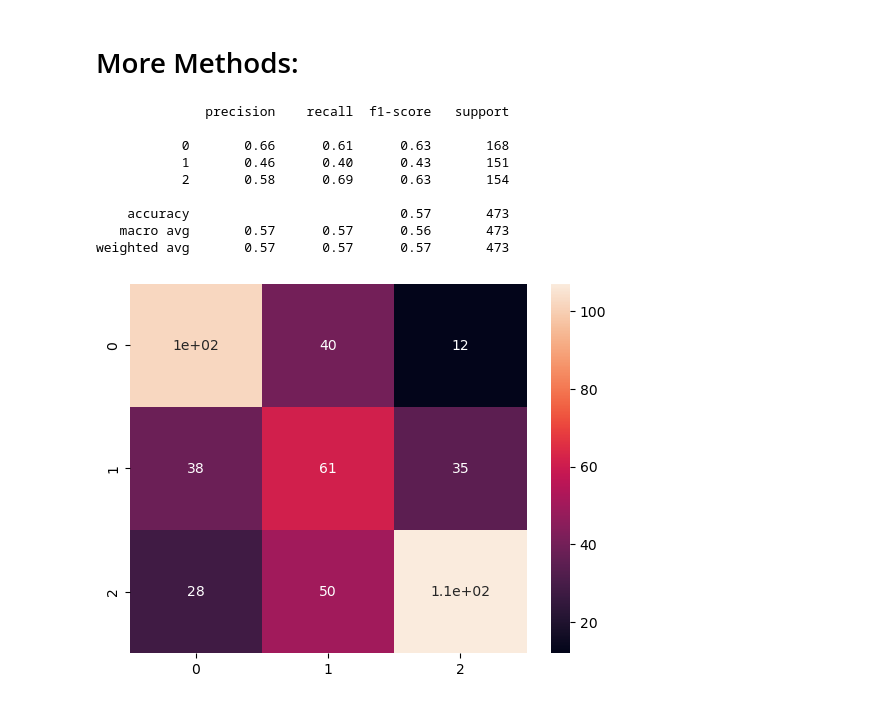
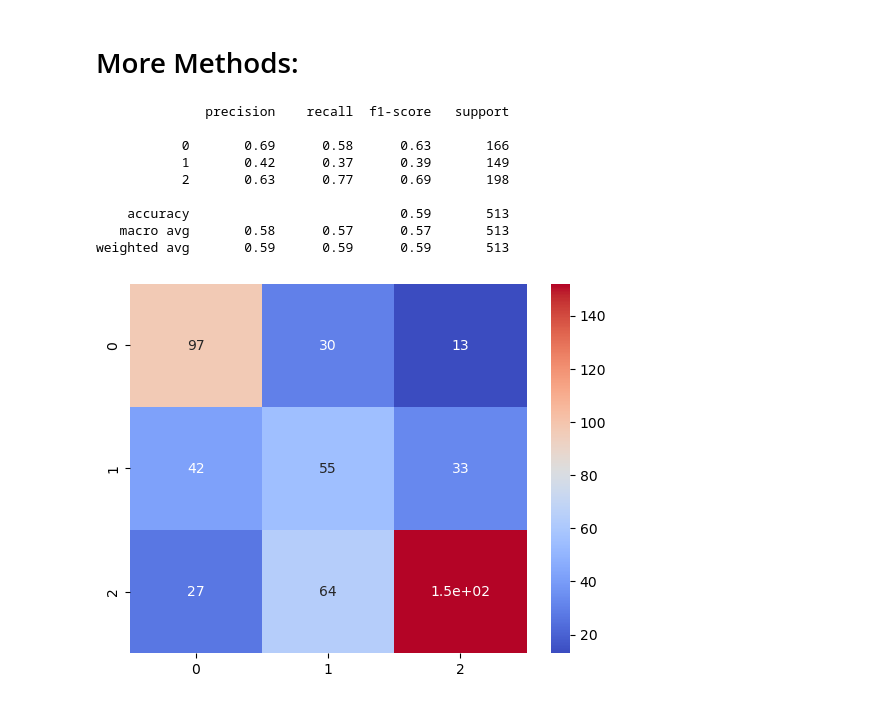
Before and after one commit to MartaTeo/ML-Project-CSE204, a Jupyter notebook: Sentiment_Analysis.ipynb, the cells around one changed output. Drawn from its saved outputs; the diff is of its cells as text; code cells hidden in the pictures.

```diff
--- a/Sentiment_Analysis.ipynb
+++ b/Sentiment_Analysis.ipynb
@@ -62,7 +62,7 @@ def random_select(df, n, rating, column): #choose the database and the number of
 
 df3 = random_select(amazon_reviews, 400, 3, 'reviews.rating')
 df4 = random_select(amazon_reviews, 350, 4, 'reviews.rating')
-df5 = random_select(amazon_reviews, 800, 5, 'reviews.rating')
+df5 = random_select(amazon_reviews, 1000, 5, 'reviews.rating')
 # %%
 df3.describe()
 # %% [output]
@@ -439,23 +439,23 @@ weighted avg       0.60      0.61      0.61       473
 # %%
 from sklearn.linear_model import LogisticRegression
 
 model = LogisticRegression()
 model.fit(X_train, y_train)
 
 y_pred = model.predict(X_test)
 
 cm = confusion_matrix(y_pred, y_test)
-sns.heatmap(cm, annot = True)
+sns.heatmap(cm, annot = True, cmap="coolwarm")
 
 print(classification_report(y_test, y_pred))
 # %% [output]
               precision    recall  f1-score   support
 
-           0       0.66      0.61      0.63       168
-           1       0.46      0.40      0.43       151
-           2       0.58      0.69      0.63       154
+           0       0.69      0.58      0.63       166
+           1       0.42      0.37      0.39       149
+           2       0.63      0.77      0.69       198
 
-    accuracy                           0.57       473
-   macro avg       0.57      0.57      0.56       473
-weighted avg       0.57      0.57      0.57       473
+    accuracy                           0.59       513
+   macro avg       0.58      0.57      0.57       513
+weighted avg       0.59      0.59      0.59       513
-[figure, old version]
+[figure, new version]
```
Also changed, not shown: parts of 30 cells of this notebook.
